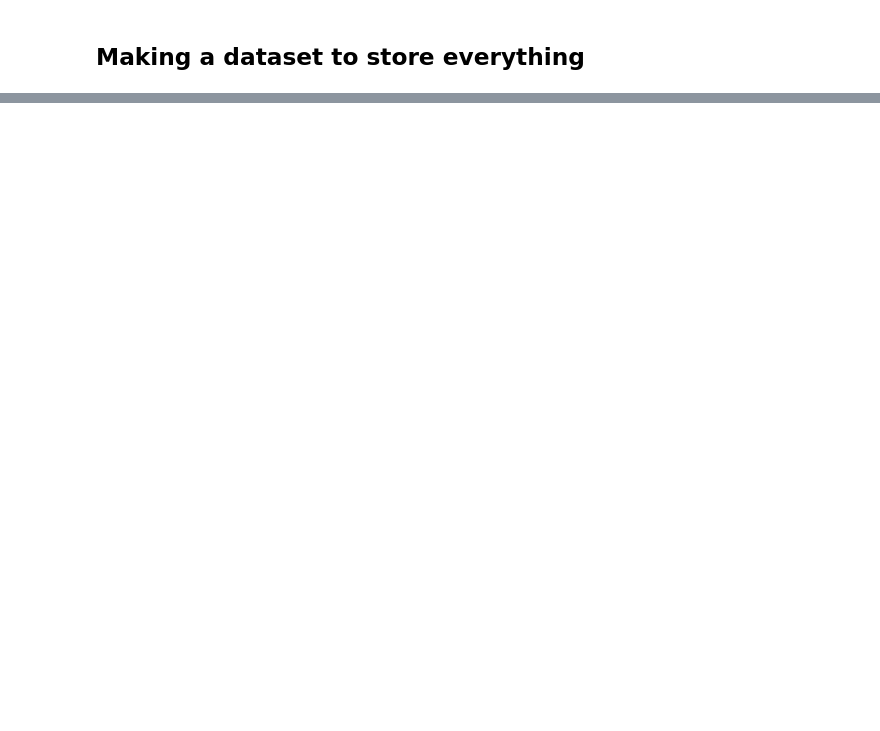
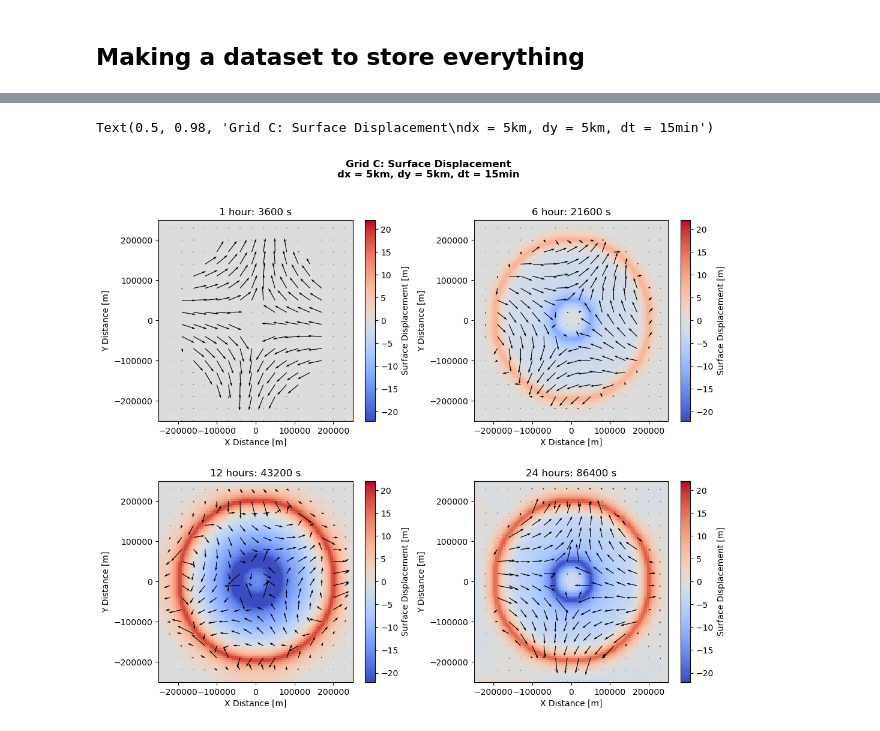
Before and after one commit to abby-baskind/OCG593, a Jupyter notebook: Practice_Project2.ipynb, the cells around one changed output, grey strips where cells are left out. Cells and saved outputs as stored; diff of their text form; code cells hidden in the pictures; blank space fills up the shorter version.

```diff
--- a/Practice_Project2.ipynb
+++ b/Practice_Project2.ipynb
@@ -272 +338,12 @@ plt.pcolormesh(x,y,dsC['h'][:,:,10], vmin = 0)
+# %%
+# Initial conditions
+u[:,:,0] = 0
+v[:,:,0] = 0
+h[:,:,0] = 0
+u[:,:,-1] = 0
+v[:,:,-1] = 0
+h[:,:,-1] = 0
+u[:,:,-2] = 0
+v[:,:,-2] = 0
+h[:,:,-2] = 0
 # %%
@@ -291,0 +394,62 @@ Coordinates:
+# %%
+fig, axarr = plt.subplots(nrows = 2, ncols = 2, figsize = [12,10])
+axarr = axarr.flatten()
+plt.subplots_adjust(wspace=0.3, hspace=0.3)
+
+# 1 hour
+ax = axarr[0]
+T = t[4]
+im = ax.pcolormesh(x,y,h[:,:,4], cmap = 'coolwarm', vmin = -22, vmax = 22)
+cbar = plt.colorbar(im, ax = ax)
+xx = x[:-1]
+yy = y[:-1]
+M = 6
+ax.quiver(x[::M], y[::M], u[::M,::M,4], v[::M,::M,4])
+ax.set_title('1 hour: ' + str(T) + ' s')
+cbar.set_label('Surface Displacement [m]')
+
+# 6 hour
+ax = axarr[1]
+T = t[4*6]
+im = ax.pcolormesh(x,y,h[:,:,4*6], cmap = 'coolwarm', vmin = -22, vmax = 22)
+cbar = plt.colorbar(im, ax = ax)
+xx = x[:-1]
+yy = y[:-1]
+M = 6
+ax.quiver(x[::M], y[::M], u[::M,::M,4*6], v[::M,::M,4*6])
+ax.set_title('6 hour: ' + str(T) + ' s')
+cbar.set_label('Surface Displacement [m]')
+
+# 12 hour
+ax = axarr[2]
+T = t[4*12]
+im = ax.pcolormesh(x,y,h[:,:,4*12], cmap = 'coolwarm', vmin = -22, vmax = 22)
+cbar = plt.colorbar(im, ax = ax)
+xx = x[:-1]
+yy = y[:-1]
+M = 6
+ax.quiver(x[::M], y[::M], u[::M,::M,4*12], v[::M,::M,4*12])
+ax.set_title('12 hours: ' + str(T) + ' s')
+cbar.set_label('Surface Displacement [m]')
+
+# 24 hour
+ax = axarr[3]
+T = t[4*24]
+im = ax.pcolormesh(x,y,h[:,:,4*24], cmap = 'coolwarm', vmin = -22, vmax = 22)
+cbar = plt.colorbar(im, ax = ax)
+xx = x[:-1]
+yy = y[:-1]
+M = 6
+ax.quiver(x[::M], y[::M], u[::M,::M,4*24], v[::M,::M,4*24])
+ax.set_title('24 hours: ' + str(T) + ' s')
+cbar.set_label('Surface Displacement [m]')
+
+for ax in axarr:
+    ax.set_xlabel('X Distance [m]')
+    ax.set_ylabel('Y Distance [m]')
+
+fig.suptitle('Grid C: Surface Displacement\ndx = 5km, dy = 5km, dt = 15min', fontweight = 'bold')
+# fig.savefig('GridC_h_dx5000m_dt5min_24hr.png', bbox_inches='tight')
+# %% [output]
+Text(0.5, 0.98, 'Grid C: Surface Displacement\ndx = 5km, dy = 5km, dt = 15min')
+[figure, added]
```
Also changed, not shown: parts of 22 cells of this notebook, 6 other files.
